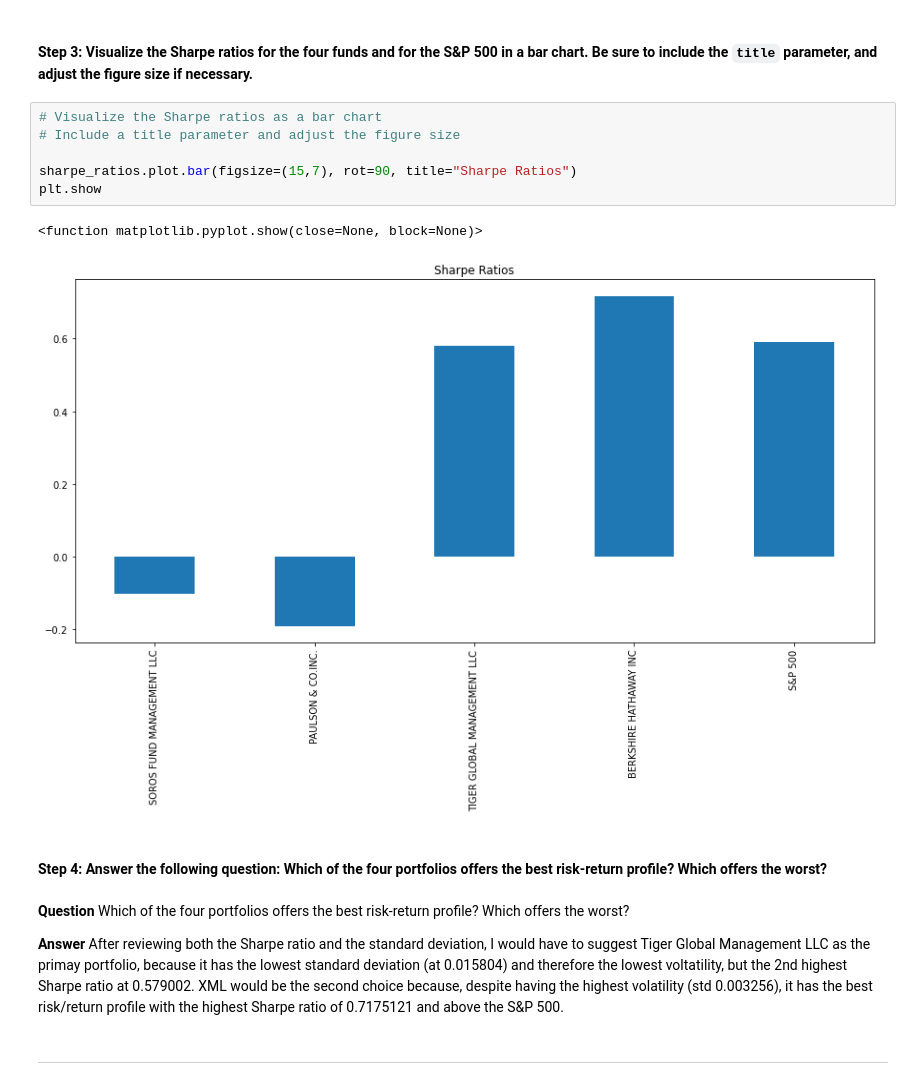
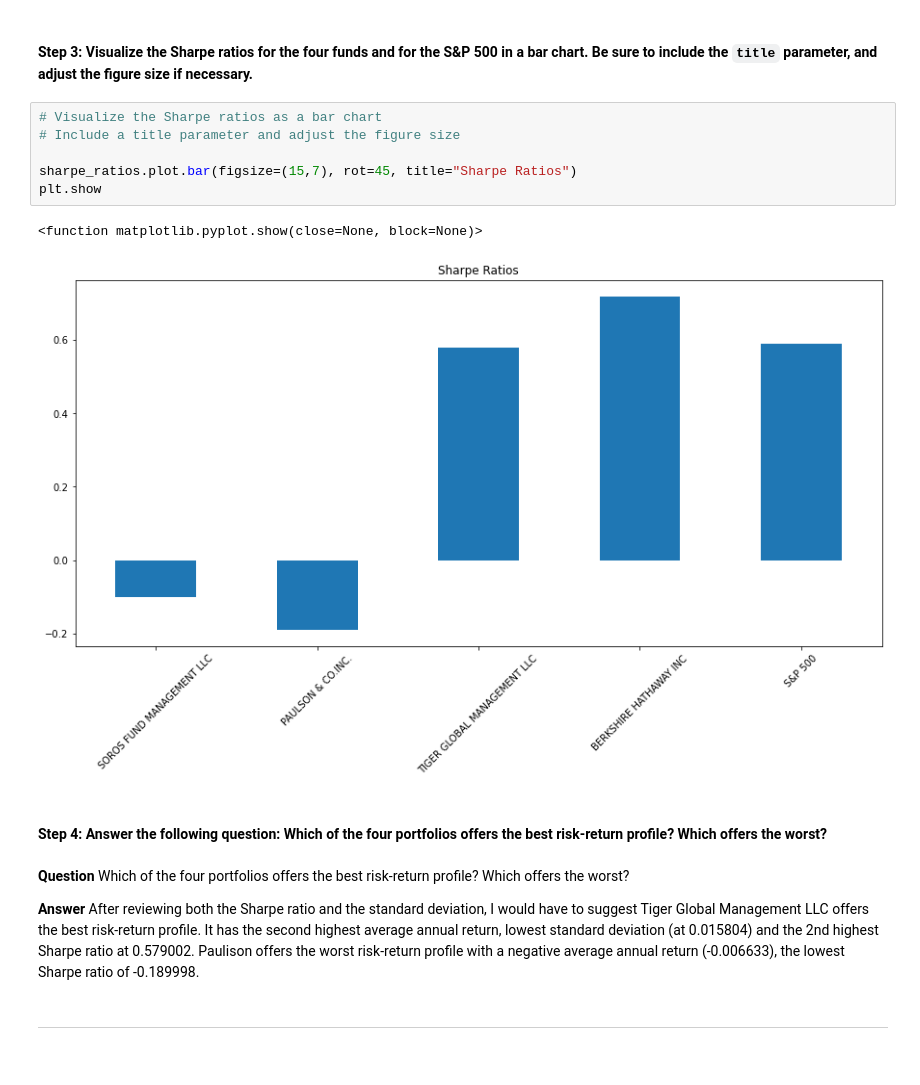
Before and after one commit to jcsung-star/Challenge_4, a Jupyter notebook: Starter_Code/risk_return_analysis.ipynb, the cells around one changed output. Cells and saved outputs as stored; diff of their text form.

```diff
--- a/Starter_Code/risk_return_analysis.ipynb
+++ b/Starter_Code/risk_return_analysis.ipynb
@@ -351,18 +351,18 @@ dtype: float64
 # %%
 # Visualize the Sharpe ratios as a bar chart
 # Include a title parameter and adjust the figure size
 
-sharpe_ratios.plot.bar(figsize=(15,7), rot=90, title="Sharpe Ratios")
+sharpe_ratios.plot.bar(figsize=(15,7), rot=45, title="Sharpe Ratios")
 plt.show
 # %% [output]
 <function matplotlib.pyplot.show(close=None, block=None)>
-[figure, old version]
+[figure, new version]
 # %% [markdown]
 #### Step 4: Answer the following question: Which of the four portfolios offers the best risk-return profile? Which offers the worst?
 # %% [markdown]
 **Question** Which of the four portfolios offers the best risk-return profile? Which offers the worst?
 
-**Answer** After reviewing both the Sharpe ratio and the standard deviation, I would have to suggest Tiger Global Management LLC as the primay portfolio, because it has the lowest standard deviation (at 0.015804) and therefore the lowest voltatility, but the 2nd highest Sharpe ratio at 0.579002. XML would be the second choice because, despite having the highest volatility (std 0.003256), it has the best risk/return profile with the highest Sharpe ratio of 0.7175121 and above the S&P 500.
+**Answer** After reviewing both the Sharpe ratio and the standard deviation, I would have to suggest Tiger Global Management LLC offers the best risk-return profile. It has the second highest average annual return, lowest standard deviation (at 0.015804) and the 2nd highest Sharpe ratio at 0.579002. Paulison offers the worst risk-return profile with a negative average annual return (-0.006633), the lowest Sharpe ratio of -0.189998.
 # %% [markdown]
 ---
 # %% [markdown]
```
Also changed, not shown: parts of 3 cells of this notebook, 1 other file.
